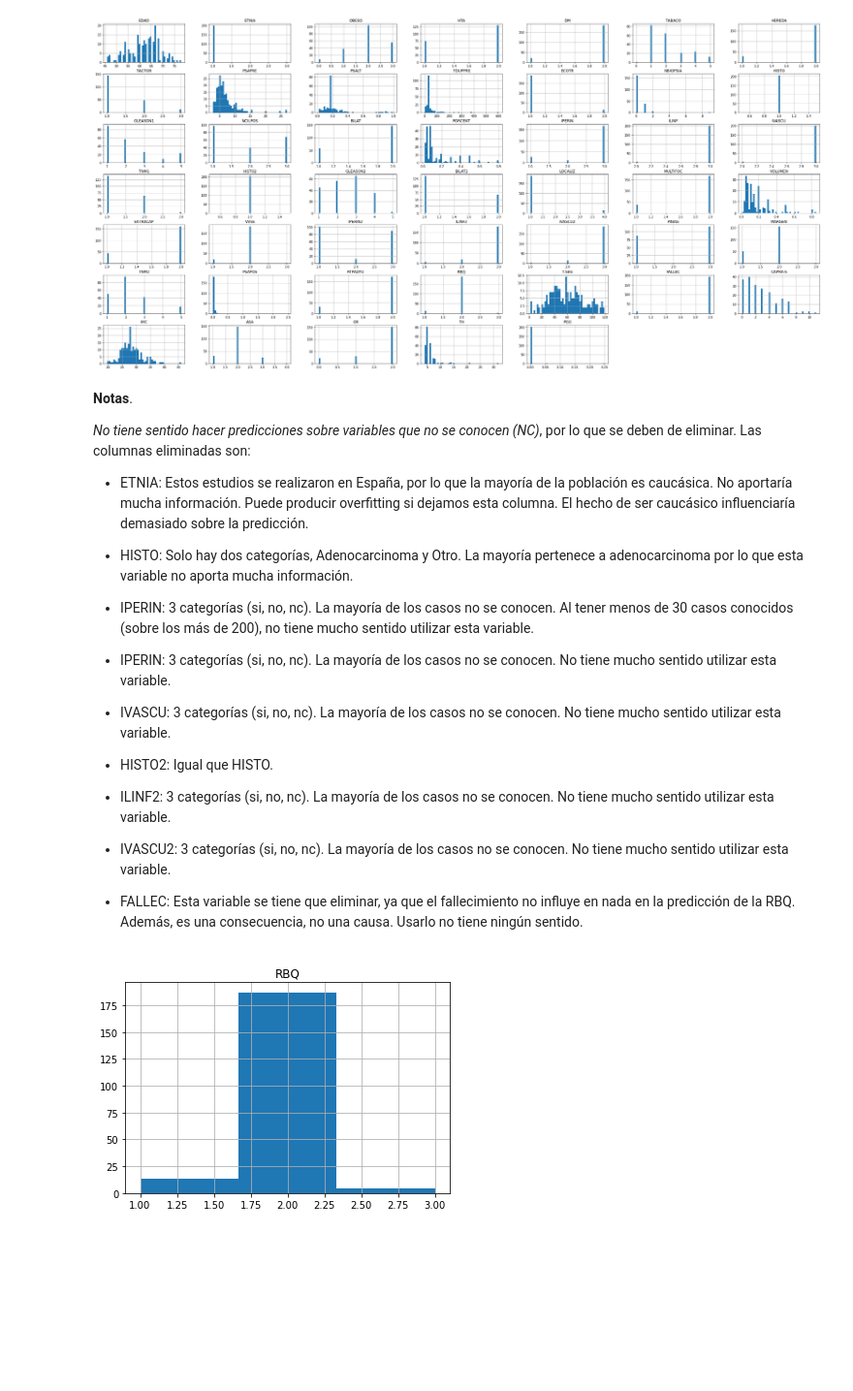
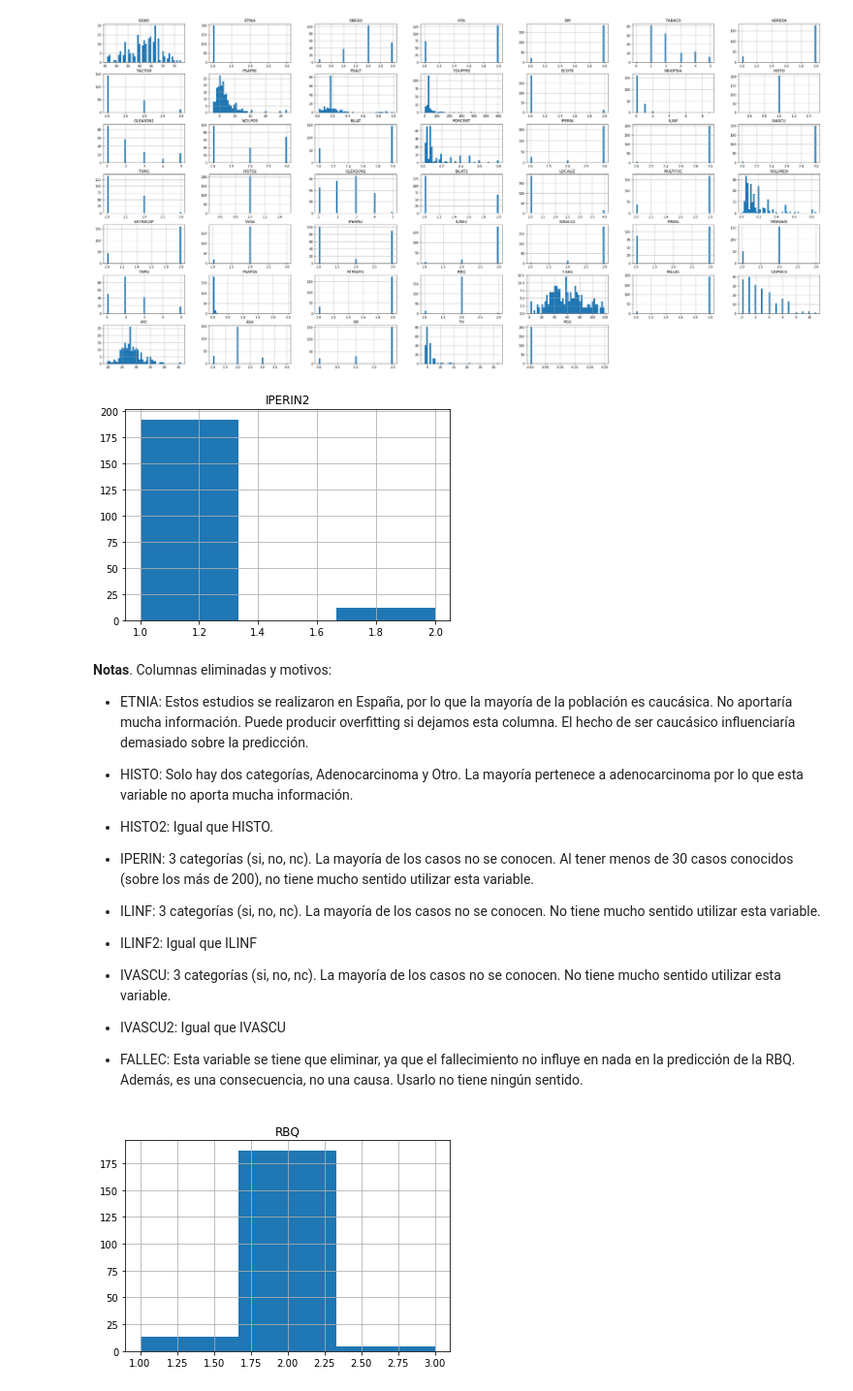
Before and after one commit to potchi23/TFG-UroAnalytics, a Jupyter notebook: src/backend/dataCleaning.ipynb, the cells around one changed output. Shown at 97% size. Cells and saved outputs as stored; diff of their text form; code cells hidden in the pictures; blank space fills up the shorter version.

```diff
--- a/src/backend/dataCleaning.ipynb
+++ b/src/backend/dataCleaning.ipynb
@@ -182,13 +182,15 @@ df["IPERIN2"] = df["IPERIN2"].replace(to_replace=3, value=randrange(1,2))
 
 # Por lo que se puede observar, el SI tiene mayor peso. Podemos eliminar NC,
 # reasignando a cada fila con valor NC un valor aleatorio entre SI y NO.
+# %%
+hist = df.hist(column="IPERIN2", bins=3)
+# %% [output]
+[figure, added]
 # %%
 # Más drops para realizar el entrenamiento
 df = df.drop(['ETNIA', 'HISTO', 'IPERIN', 'ILINF', 'IVASCU', 'HISTO2', 'ILINF2', 'IVASCU2', 'FALLEC'], axis=1)
 # %% [markdown]
-**Notas**.
-
-*No tiene sentido hacer predicciones sobre variables que no se conocen (NC)*, por lo que se deben de eliminar. Las columnas eliminadas son:
+**Notas**. Columnas eliminadas y motivos:
 
 - ETNIA: Estos estudios se realizaron en España, por lo que la mayoría de la población es caucásica. No aportaría mucha información. Puede producir overfitting si dejamos esta columna. El hecho de ser caucásico influenciaría demasiado sobre la predicción.
 
@@ -196,22 +198,22 @@ df = df.drop(['ETNIA', 'HISTO', 'IPERIN', 'ILINF', 'IVASCU', 'HISTO2', 'ILINF2',
 - HISTO: Solo hay dos categorías, Adenocarcinoma y Otro. La mayoría pertenece a adenocarcinoma por lo que esta variable no aporta mucha información.
 
 
+- HISTO2: Igual que HISTO.
+
+
 - IPERIN: 3 categorías (si, no, nc). La mayoría de los casos no se conocen. Al tener menos de 30 casos conocidos (sobre los más de 200), no tiene mucho sentido utilizar esta variable.
 
 
-- IPERIN: 3 categorías (si, no, nc). La mayoría de los casos no se conocen. No tiene mucho sentido utilizar esta variable.
+- ILINF: 3 categorías (si, no, nc). La mayoría de los casos no se conocen. No tiene mucho sentido utilizar esta variable.
+
+
+- ILINF2: Igual que ILINF
 
 
 - IVASCU: 3 categorías (si, no, nc). La mayoría de los casos no se conocen. No tiene mucho sentido utilizar esta variable.
 
 
-- HISTO2: Igual que HISTO.
-
-
-- ILINF2: 3 categorías (si, no, nc). La mayoría de los casos no se conocen. No tiene mucho sentido utilizar esta variable.
-
-
-- IVASCU2: 3 categorías (si, no, nc). La mayoría de los casos no se conocen. No tiene mucho sentido utilizar esta variable.
+- IVASCU2: Igual que IVASCU
 
 
 - FALLEC: Esta variable se tiene que eliminar, ya que el fallecimiento no influye en nada en la predicción de la RBQ. Además, es una consecuencia, no una causa. Usarlo no tiene ningún sentido.
```
Also changed, not shown: parts of 8 cells of this notebook.
